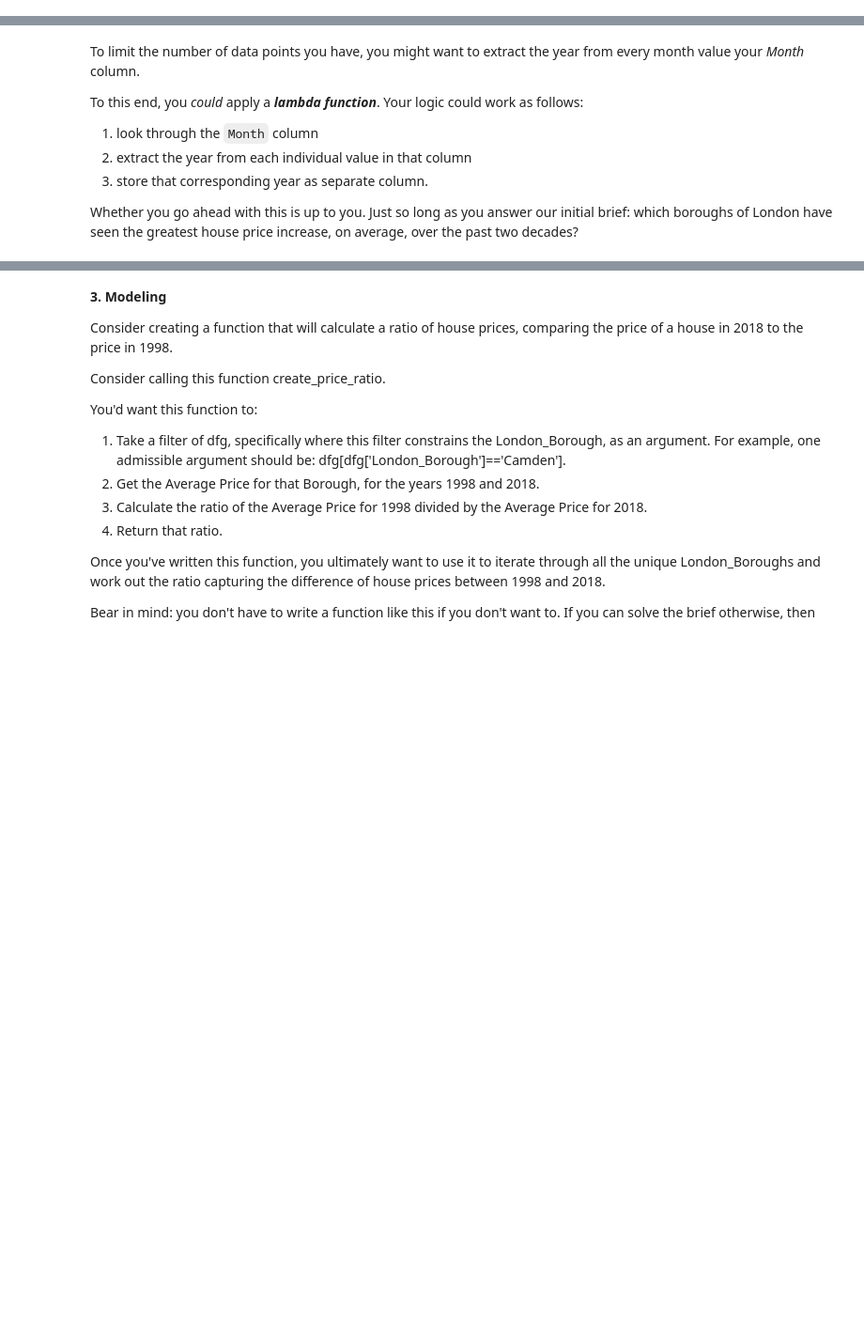
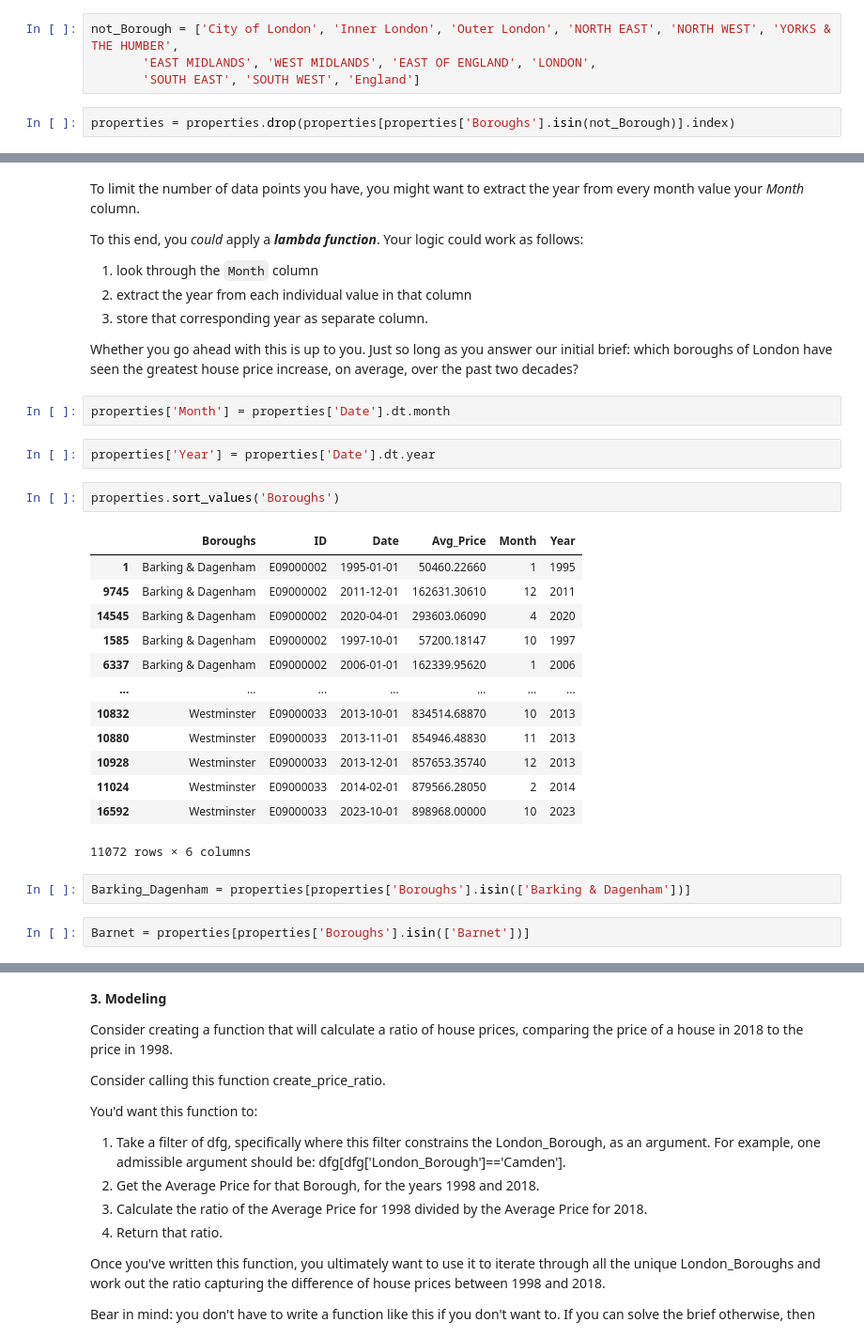
Before and after one commit to gabbycjames/BootcampPortfolio, a Jupyter notebook: London Housing Case Study - Tier 3.ipynb, the cells around one changed output, grey strips where cells are left out. Shown: that part at 94% size. Saved outputs shown, nothing was run; the diff lists cells and outputs as text; blank space fills up the shorter version.

```diff
--- a/London Housing Case Study - Tier 3.ipynb
+++ b/London Housing Case Study - Tier 3.ipynb
@@ -291,0 +282,6 @@ Name: count, dtype: int64
+# %%
+not_Borough = ['City of London', 'Inner London', 'Outer London', 'NORTH EAST', 'NORTH WEST', 'YORKS & THE HUMBER',
+       'EAST MIDLANDS', 'WEST MIDLANDS', 'EAST OF ENGLAND', 'LONDON',
+       'SOUTH EAST', 'SOUTH WEST', 'England']
+# %%
+properties = properties.drop(properties[properties['Boroughs'].isin(not_Borough)].index)
@@ -298,3 +347,27 @@ To this end, you *could* apply a ***lambda function***. Your logic could work as
 3. store that corresponding year as separate column.
 
 Whether you go ahead with this is up to you. Just so long as you answer our initial brief: which boroughs of London have seen the greatest house price increase, on average, over the past two decades?
+# %%
+properties['Month'] = properties['Date'].dt.month
+# %%
+properties['Year'] = properties['Date'].dt.year
+# %%
+properties.sort_values('Boroughs')
+# %% [output]
+|  | Boroughs | ID | Date | Avg_Price | Month | Year |
+| 1 | Barking & Dagenham | E09000002 | 1995-01-01 | 50460.22660 | 1 | 1995 |
+| 9745 | Barking & Dagenham | E09000002 | 2011-12-01 | 162631.30610 | 12 | 2011 |
+| 14545 | Barking & Dagenham | E09000002 | 2020-04-01 | 293603.06090 | 4 | 2020 |
+| 1585 | Barking & Dagenham | E09000002 | 1997-10-01 | 57200.18147 | 10 | 1997 |
+| 6337 | Barking & Dagenham | E09000002 | 2006-01-01 | 162339.95620 | 1 | 2006 |
+| ... | ... | ... | ... | ... | ... | ... |
+| 10832 | Westminster | E09000033 | 2013-10-01 | 834514.68870 | 10 | 2013 |
+| 10880 | Westminster | E09000033 | 2013-11-01 | 854946.48830 | 11 | 2013 |
+| 10928 | Westminster | E09000033 | 2013-12-01 | 857653.35740 | 12 | 2013 |
+| 11024 | Westminster | E09000033 | 2014-02-01 | 879566.28050 | 2 | 2014 |
+| 16592 | Westminster | E09000033 | 2023-10-01 | 898968.00000 | 10 | 2023 |
+11072 rows × 6 columns
+# %%
+Barking_Dagenham = properties[properties['Boroughs'].isin(['Barking & Dagenham'])]
+# %%
+Barnet = properties[properties['Boroughs'].isin(['Barnet'])]
```
Also changed, not shown: parts of 17 cells of this notebook.
